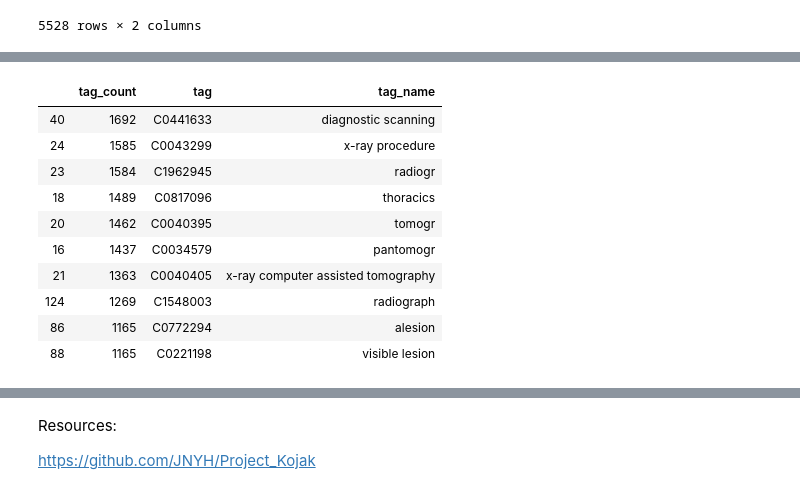
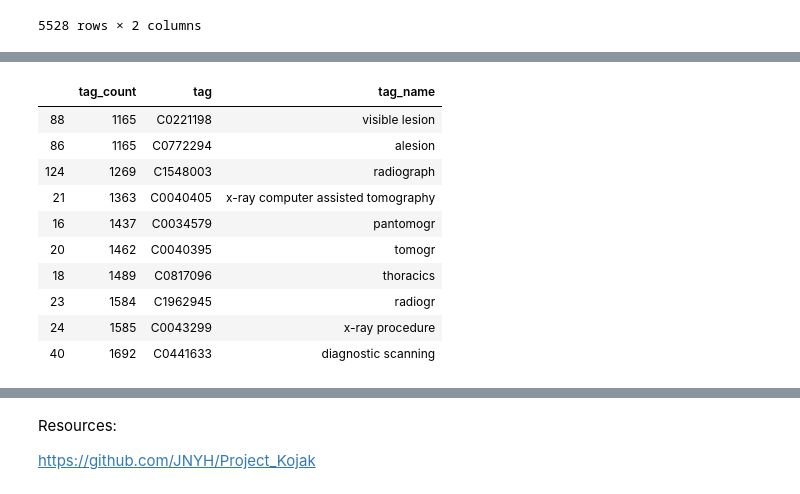
Before and after one commit to ionpetro/ImageCLEF-Medical-Caption-Task-2019, a Jupyter notebook: Image Classifier.ipynb, the cells around one changed output, grey strips where cells are left out. Drawn from its saved outputs; the diff is of its cells as text; code cells hidden in the pictures.

```diff
--- a/Image Classifier.ipynb
+++ b/Image Classifier.ipynb
@@ -213,16 +215,2 @@ tag_df
 | 3232 | 1 | C0031059 | perilympha |
 3233 rows × 3 columns
-# %%
-tag_df[:10]
-# %% [output]
-|  | tag_count | tag | tag_name |
-| 40 | 1692 | C0441633 | diagnostic scanning |
-| 24 | 1585 | C0043299 | x-ray procedure |
-| 23 | 1584 | C1962945 | radiogr |
-| 18 | 1489 | C0817096 | thoracics |
-| 20 | 1462 | C0040395 | tomogr |
-| 16 | 1437 | C0034579 | pantomogr |
-| 21 | 1363 | C0040405 | x-ray computer assisted tomography |
-| 124 | 1269 | C1548003 | radiograph |
-| 86 | 1165 | C0772294 | alesion |
-| 88 | 1165 | C0221198 | visible lesion |
@@ -230,0 +221,14 @@ tags
+# %%
+reverse
+# %% [output]
+|  | tag_count | tag | tag_name |
+| 88 | 1165 | C0221198 | visible lesion |
+| 86 | 1165 | C0772294 | alesion |
+| 124 | 1269 | C1548003 | radiograph |
+| 21 | 1363 | C0040405 | x-ray computer assisted tomography |
+| 16 | 1437 | C0034579 | pantomogr |
+| 20 | 1462 | C0040395 | tomogr |
+| 18 | 1489 | C0817096 | thoracics |
+| 23 | 1584 | C1962945 | radiogr |
+| 24 | 1585 | C0043299 | x-ray procedure |
+| 40 | 1692 | C0441633 | diagnostic scanning |
```
Also changed, not shown: parts of 6 cells of this notebook.
